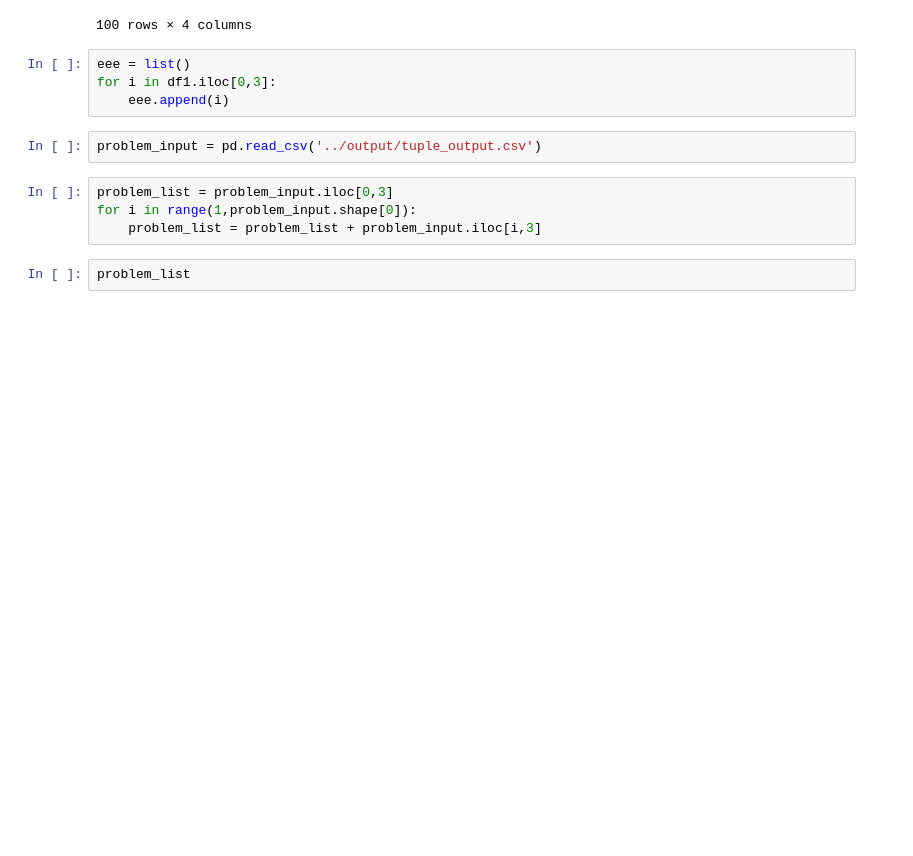
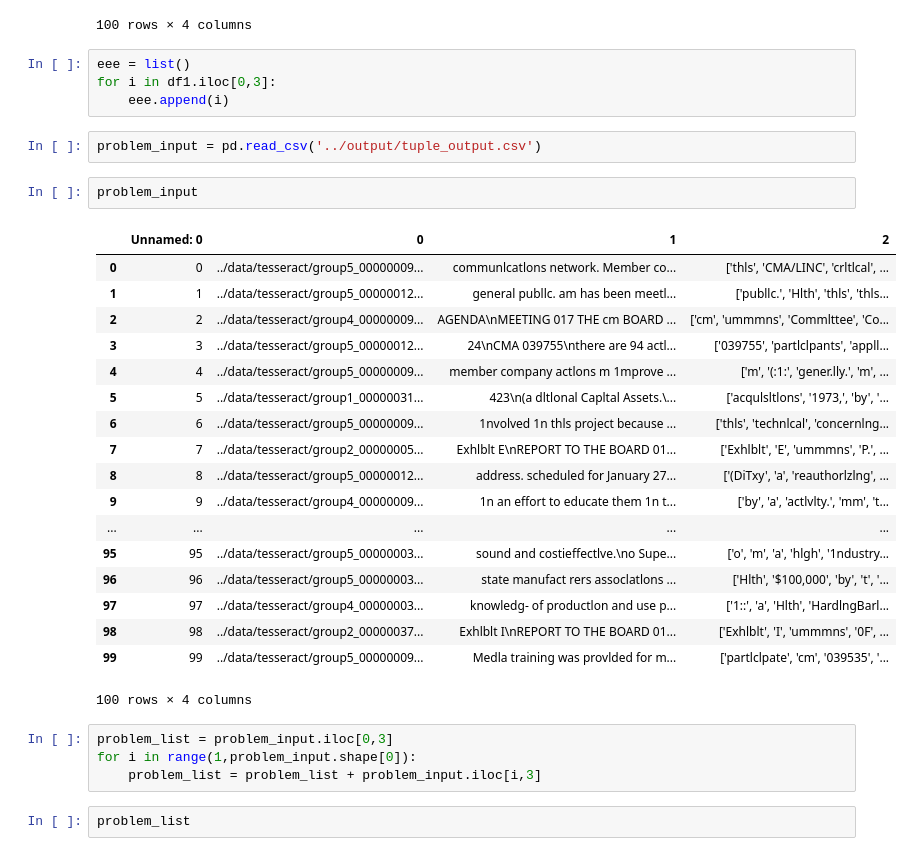
Before and after one commit to TZstatsADS/Spring2019-Proj4-group7, a Jupyter notebook: lib/Part3.ipynb, the cells around one changed output. Drawn from its saved outputs; the diff is of its cells as text; blank space fills up the shorter version.

```diff
--- a/lib/Part3.ipynb
+++ b/lib/Part3.ipynb
@@ -153,6 +168,27 @@ for i in df1.iloc[0,3]:
     eee.append(i)
 # %%
 problem_input = pd.read_csv('../output/tuple_output.csv')
+# %%
+problem_input
+# %% [output]
+|  | Unnamed: 0 | 0 | 1 | 2 |
+| 0 | 0 | ../data/tesseract/group5_00000009... | communlcatlons network. Member co... | ['thls', 'CMA/LINC', 'crltlcal', ... |
+| 1 | 1 | ../data/tesseract/group5_00000012... | general publlc. am has been meetl... | ['publlc.', 'Hlth', 'thls', 'thls... |
+| 2 | 2 | ../data/tesseract/group4_00000009... | AGENDA\nMEETING 017 THE cm BOARD ... | ['cm', 'ummmns', 'Commlttee', 'Co... |
+| 3 | 3 | ../data/tesseract/group5_00000012... | 24\nCMA 039755\nthere are 94 actl... | ['039755', 'partlclpants', 'appll... |
+| 4 | 4 | ../data/tesseract/group5_00000009... | member company actlons m 1mprove ... | ['m', '(:1:', 'gener.lly.', 'm', ... |
+| 5 | 5 | ../data/tesseract/group1_00000031... | 423\n(a dltlonal Capltal Assets.\... | ['acqulsltlons', '1973,', 'by', '... |
+| 6 | 6 | ../data/tesseract/group5_00000009... | 1nvolved 1n thls project because ... | ['thls', 'technlcal', 'concernlng... |
+| 7 | 7 | ../data/tesseract/group2_00000005... | Exhlblt E\nREPORT TO THE BOARD 01... | ['Exhlblt', 'E', 'ummmns', 'P.', ... |
+| 8 | 8 | ../data/tesseract/group5_00000012... | address. scheduled for January 27... | ['(DiTxy', 'a', 'reauthorlzlng', ... |
+| 9 | 9 | ../data/tesseract/group4_00000009... | 1n an effort to educate them 1n t... | ['by', 'a', 'actlvlty.', 'mm', 't... |
+| ... | ... | ... | ... | ... |
+| 95 | 95 | ../data/tesseract/group5_00000003... | sound and costieffectlve.\no Supe... | ['o', 'm', 'a', 'hlgh', '1ndustry... |
+| 96 | 96 | ../data/tesseract/group5_00000003... | state manufact rers assoclatlons ... | ['Hlth', '$100,000', 'by', 't', '... |
+| 97 | 97 | ../data/tesseract/group4_00000003... | knowledg- of productlon and use p... | ['1::', 'a', 'Hlth', 'HardlngBarl... |
+| 98 | 98 | ../data/tesseract/group2_00000037... | Exhlblt I\nREPORT TO THE BOARD 01... | ['Exhlblt', 'I', 'ummmns', '0F', ... |
+| 99 | 99 | ../data/tesseract/group5_00000009... | Medla training was provlded for m... | ['partlclpate', 'cm', '039535', '... |
+100 rows × 4 columns
 # %%
 problem_list = problem_input.iloc[0,3]
 for i in range(1,problem_input.shape[0]):
```
Also changed, not shown: parts of 12 cells of this notebook.
